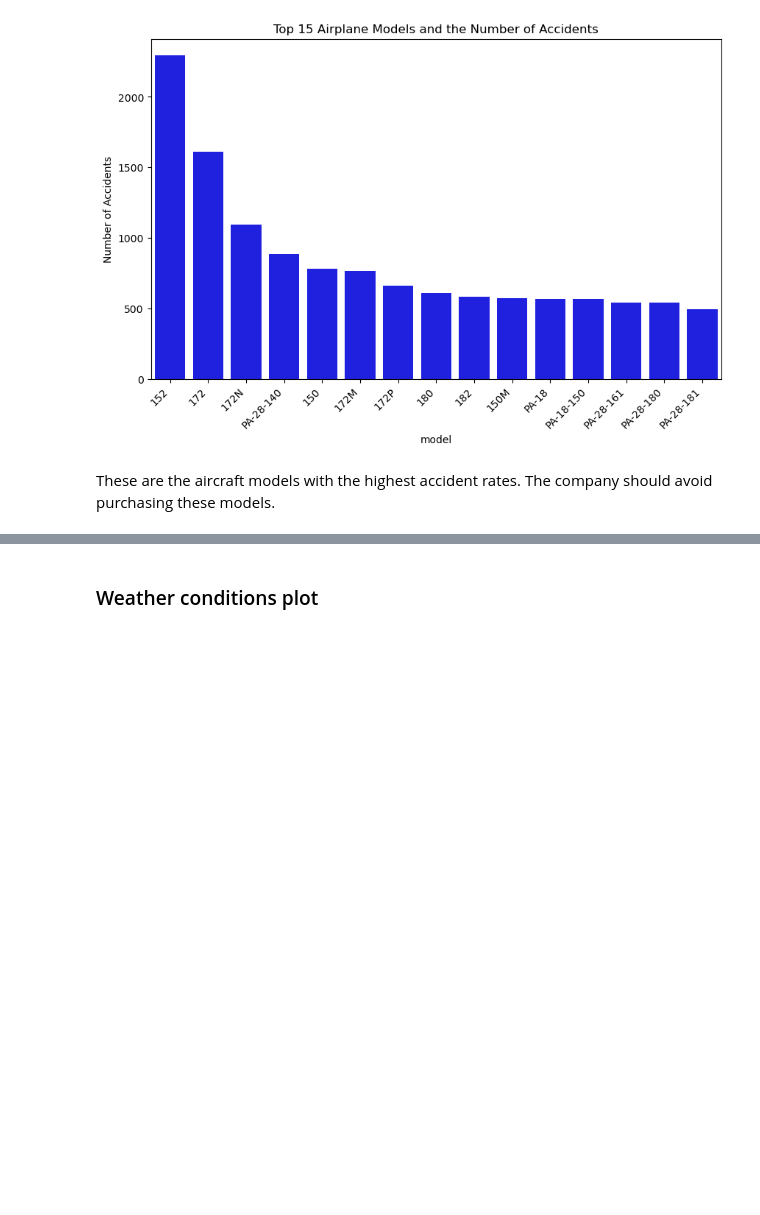
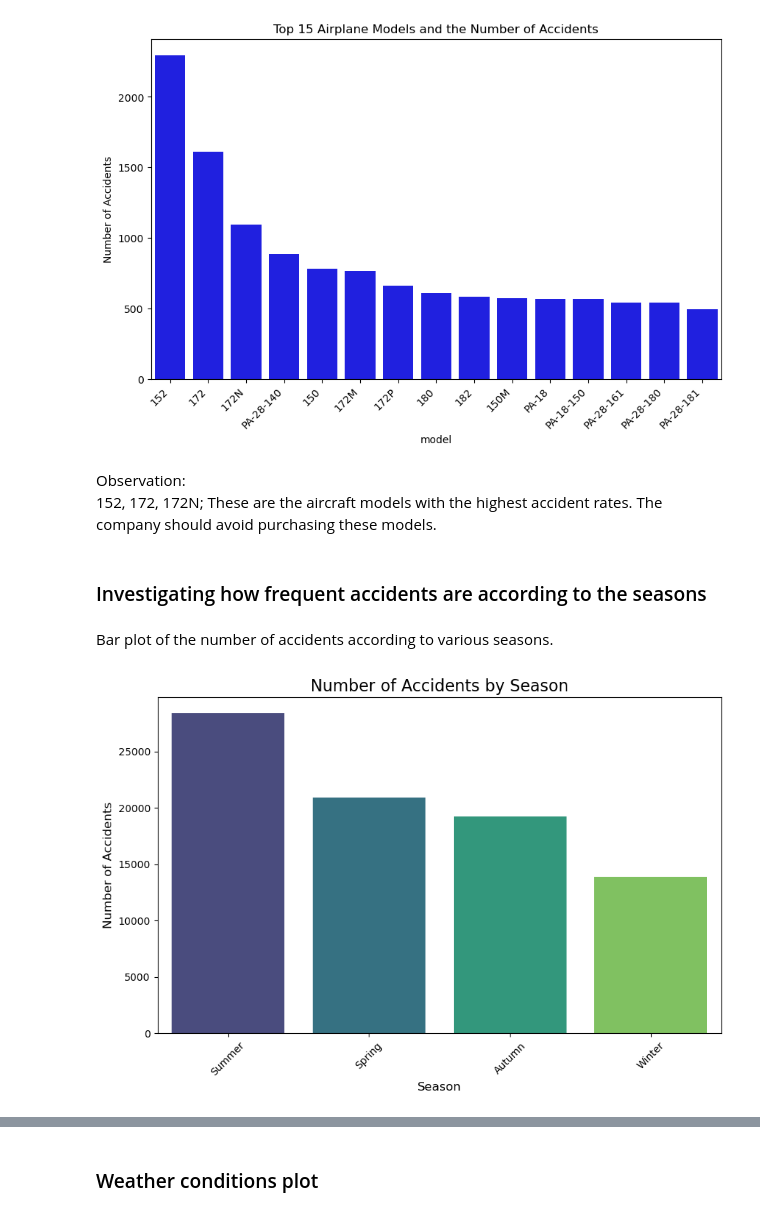
Before and after one commit to Rodgerdev/aircraft-analysis, a Jupyter notebook: aviation_analysis.ipynb, the cells around one changed output, grey strips where cells are left out. Drawn from its saved outputs; the diff is of its cells as text; code cells hidden in the pictures; blank space fills up the shorter version.

```diff
--- a/aviation_analysis.ipynb
+++ b/aviation_analysis.ipynb
@@ -635,0 +625,20 @@ print(aviation_data[['month', 'month_name']].head(20))
+# %%
+# Extract month name from the event_date column
+aviation_data['month_name'] = aviation_data['event_date'].dt.strftime('%B')
+
+# Create a function to categorize seasons
+def get_seasons(month):
+    if month in ["December", "January", "February"]:
+        return 'Winter'
+    elif month in ["March", "April", "May"]:
+        return 'Spring'
+    elif month in ["June", "July", "August"]:
+        return 'Summer'
+    else:
+        return 'Autumn'
+
+# Apply the function to the month_name column
+aviation_data['season'] = aviation_data['month_name'].apply(get_seasons)
+
+# Display the first few rows to verify
+print(aviation_data[['event_date', 'month_name', 'season']].head())
@@ -886,4 +906,25 @@ plt.show()
 # %% [output]
 [figure]
 # %% [markdown]
-These are the aircraft models with the highest accident rates. The company should avoid purchasing these models.
+Observation:
+152, 172, 172N; These are the aircraft models with the highest accident rates. The company should avoid purchasing these models.
+# %% [markdown]
+### Investigating how frequent accidents are according to the seasons
+# %% [markdown]
+Bar plot of the number of accidents according to various seasons.
+# %%
+# Count the number of accidents for each season
+season_counts = aviation_data['season'].value_counts().reindex(['Winter', 'Spring', 'Summer', 'Autumn']).sort_values(ascending=False)
+
+# Create the bar plot
+plt.figure(figsize=(10, 6))
+sns.barplot(x=season_counts.index, y=season_counts.values, palette='viridis')
+
+# Add labels and title
+plt.title('Number of Accidents by Season', fontsize=16)
+plt.xlabel('Season', fontsize=12)
+plt.ylabel('Number of Accidents', fontsize=12)
+plt.xticks(rotation=45)
+plt.show()
+# %% [output]
+[figure, added]
```
Also changed, not shown: parts of 24 cells of this notebook, 1 other file.
